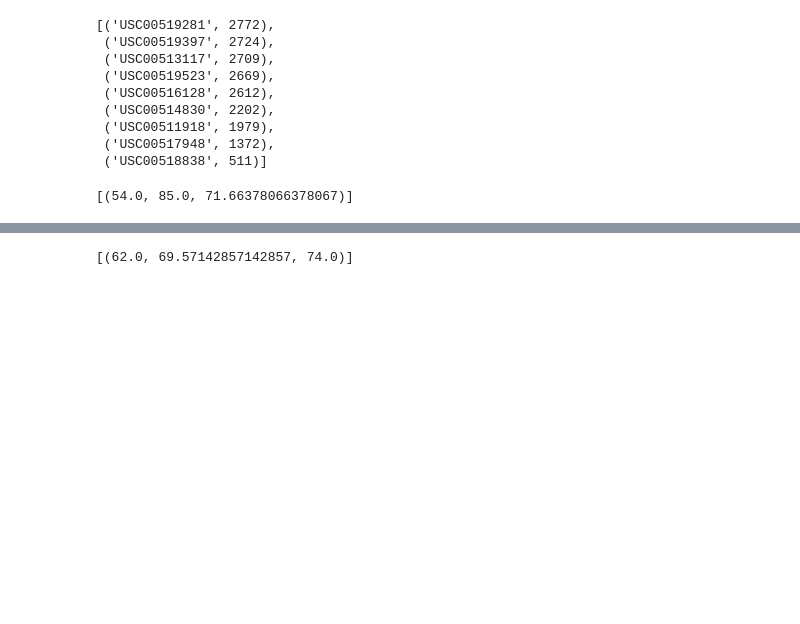
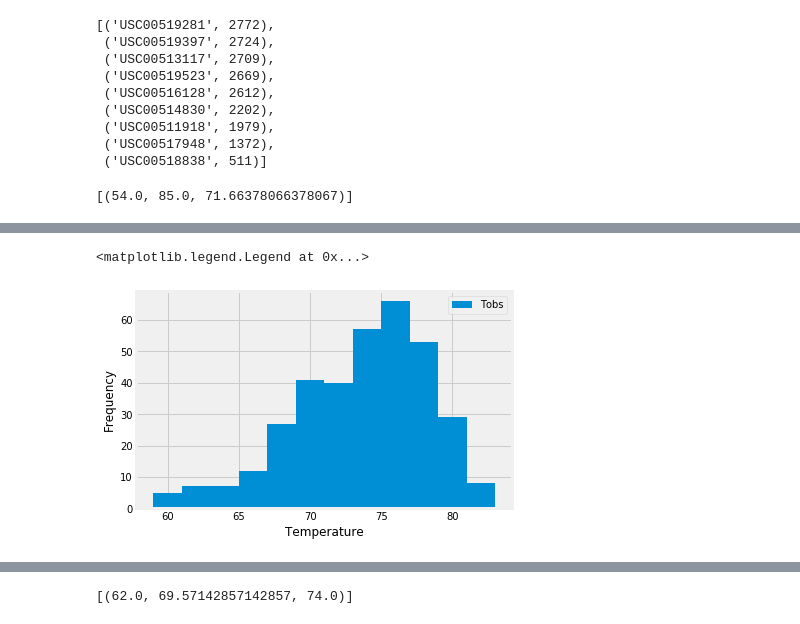
Before and after one commit to tkabdelaziz/sqlalchemy-challenge, a Jupyter notebook: Instructions/climate_starter.ipynb, the cells around one changed output, grey strips where cells are left out. Cells and saved outputs as stored; diff of their text form; code cells hidden in the pictures; blank space fills up the shorter version.

```diff
--- a/Instructions/climate_starter.ipynb
+++ b/Instructions/climate_starter.ipynb
@@ -62,6 +87,11 @@ session = Session(engine)
 # %%
 # What are the most active stations? (i.e. what stations have the most rows)?
 # List the stations and the counts in descending order.
+stations = session.query(Measurement.station, func.count(Measurement.station).label('count'))\
+.group_by(Measurement.station)\
+.order_by('count DESC').all()
+
+stations
 # %% [output]
 [('USC00519281', 2772),
  ('USC00519397', 2724),
@@ -75,8 +105,17 @@ session = Session(engine)
 # %%
 # Using the station id from the previous query, calculate the lowest temperature recorded,
 # highest temperature recorded, and average temperature most active station?
+
+most_active = stations[0][0]
+sel = [func.min(Measurement.tobs),func.max(Measurement.tobs),func.avg(Measurement.tobs)]
+temps = session.query(*sel).filter(Measurement.station == most_active).all()
+temps
 # %% [output]
 [(54.0, 85.0, 71.66378066378067)]
 # %%
 # Choose the station with the highest number of temperature observations.
 # Query the last 12 months of temperature observation data for this station and plot the results as a histogram
+query = session.query(Measurement.tobs).filter(Measurement.station == most_active)\
+.filter(Measurement.date >= first_date)
+df_temps = pd.read_sql_query(query.statement,engine)
+df_temps.head()
@@ -83,3 +129,12 @@ session = Session(engine)
+# %%
+#create histogram
+plt.hist(df_temps['tobs'],bins=12)
+plt.xlabel('Temperature')
+plt.ylabel('Frequency')
+plt.legend(['Tobs'])
+# %% [output]
+<matplotlib.legend.Legend at 0x...>
+[figure, added]
 # %% [markdown]
 ![precipitation](Images/station-histogram.png)
 # %%
```
Also changed, not shown: parts of 11 cells of this notebook.
